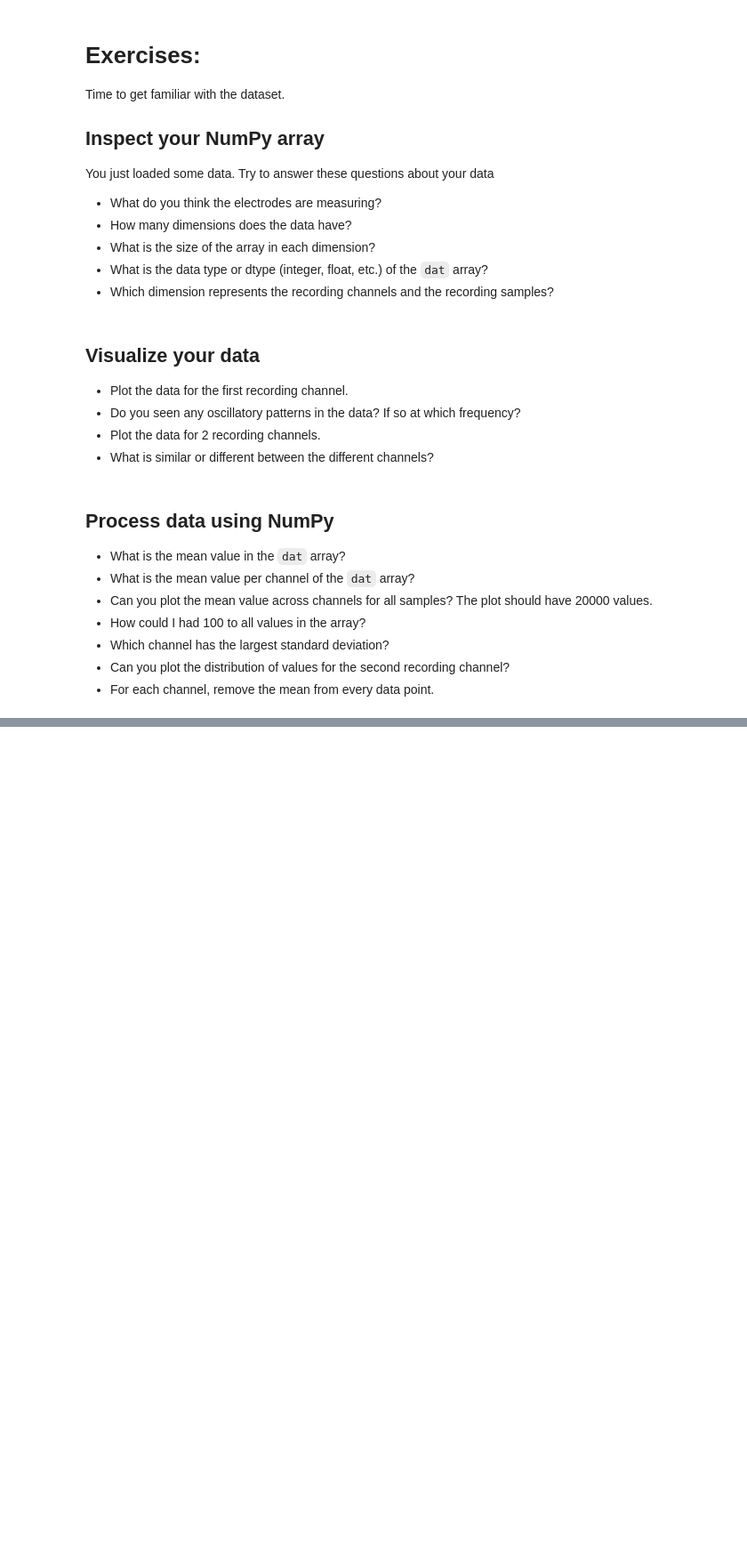
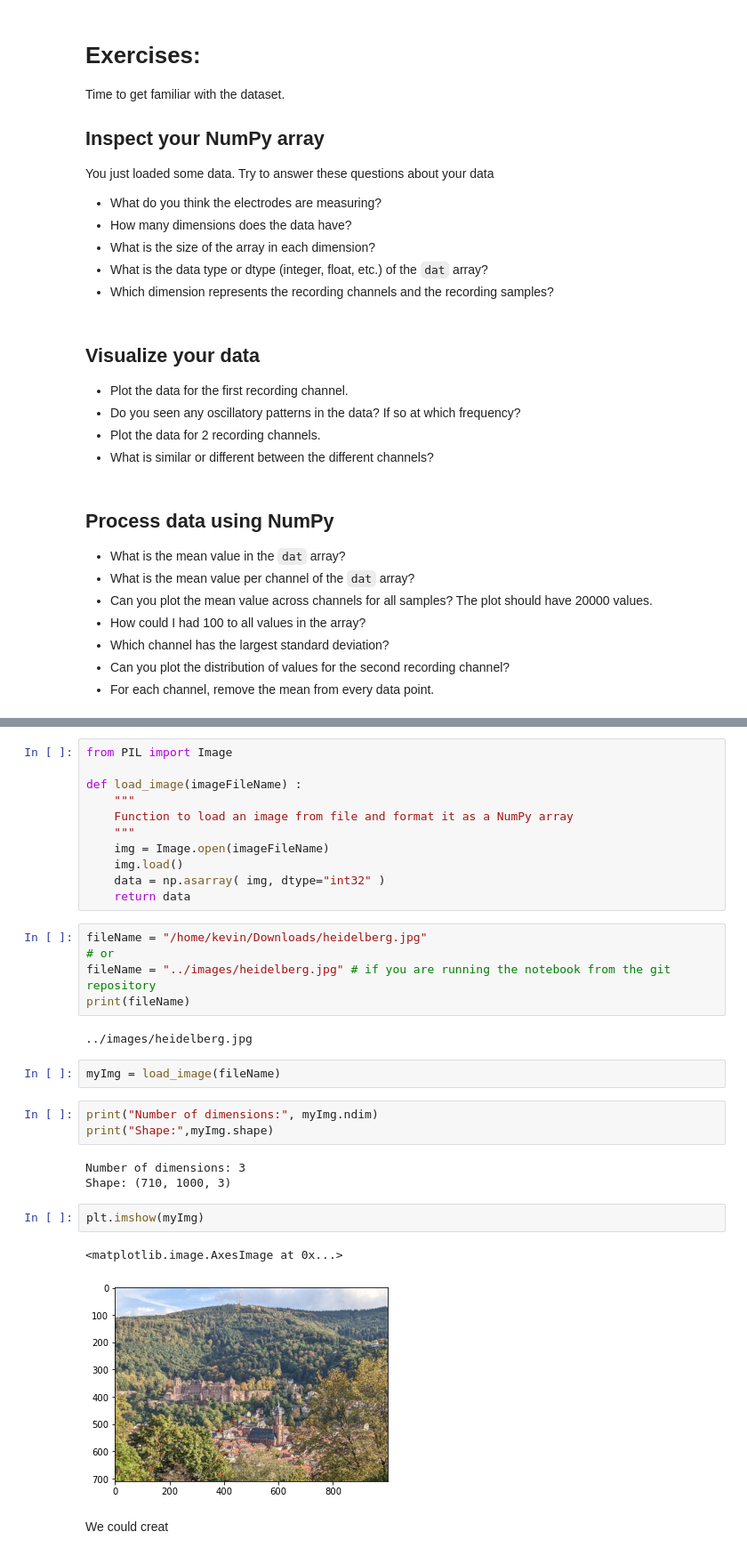
Before and after one commit to kevin-allen/dataScienceNeuro, a Jupyter notebook: notebooks/lecture_01.ipynb, the cells around one changed output, grey strips where cells are left out. Shown: that part at 89% size. Saved outputs shown, nothing was run; the diff lists cells and outputs as text; blank space fills up the shorter version.

```diff
--- a/notebooks/lecture_01.ipynb
+++ b/notebooks/lecture_01.ipynb
@@ -680,0 +816,33 @@ You just loaded some data. Try to answer these questions about your data
+# %%
+from PIL import Image
+
+def load_image(imageFileName) :
+    """
+    Function to load an image from file and format it as a NumPy array
+    """
+    img = Image.open(imageFileName)
+    img.load()
+    data = np.asarray( img, dtype="int32" )
+    return data
+# %%
+fileName = "/home/kevin/Downloads/heidelberg.jpg"
+# or
+fileName = "../images/heidelberg.jpg" # if you are running the notebook from the git repository
+print(fileName)
+# %% [output]
+../images/heidelberg.jpg
+# %%
+myImg = load_image(fileName)
+# %%
+print("Number of dimensions:", myImg.ndim)
+print("Shape:",myImg.shape)
+# %% [output]
+Number of dimensions: 3
+Shape: (710, 1000, 3)
+# %%
+plt.imshow(myImg)
+# %% [output]
+<matplotlib.image.AxesImage at 0x...>
+[figure, added]
+# %% [markdown]
+We could creat
```
Also changed, not shown: parts of 60 cells of this notebook, 1 other file.
